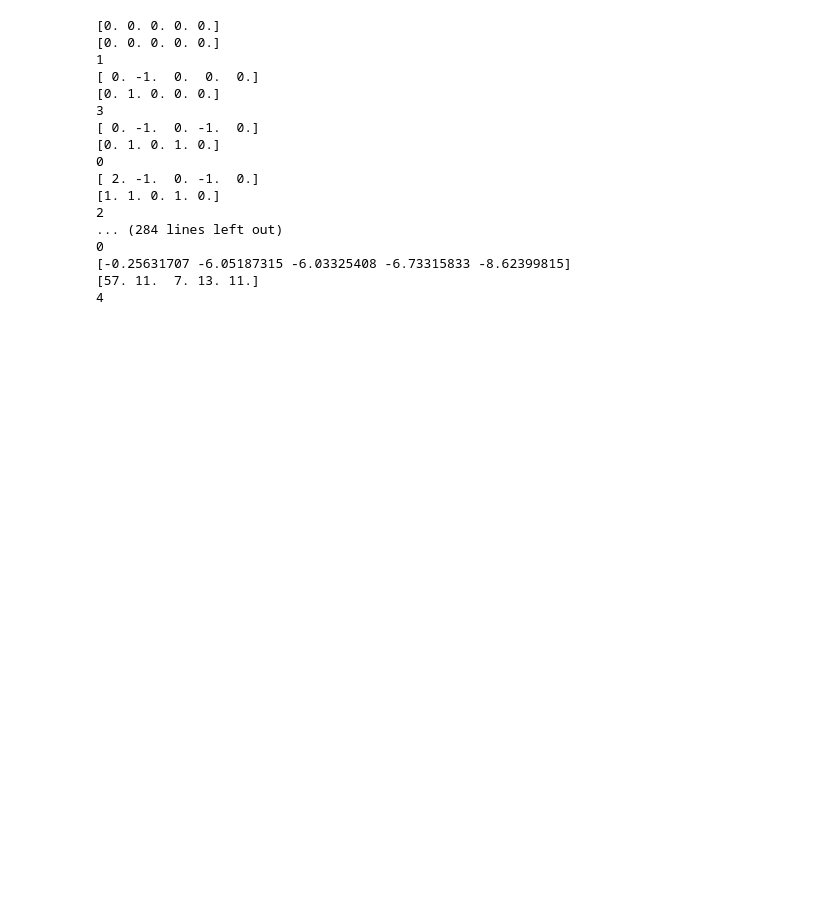
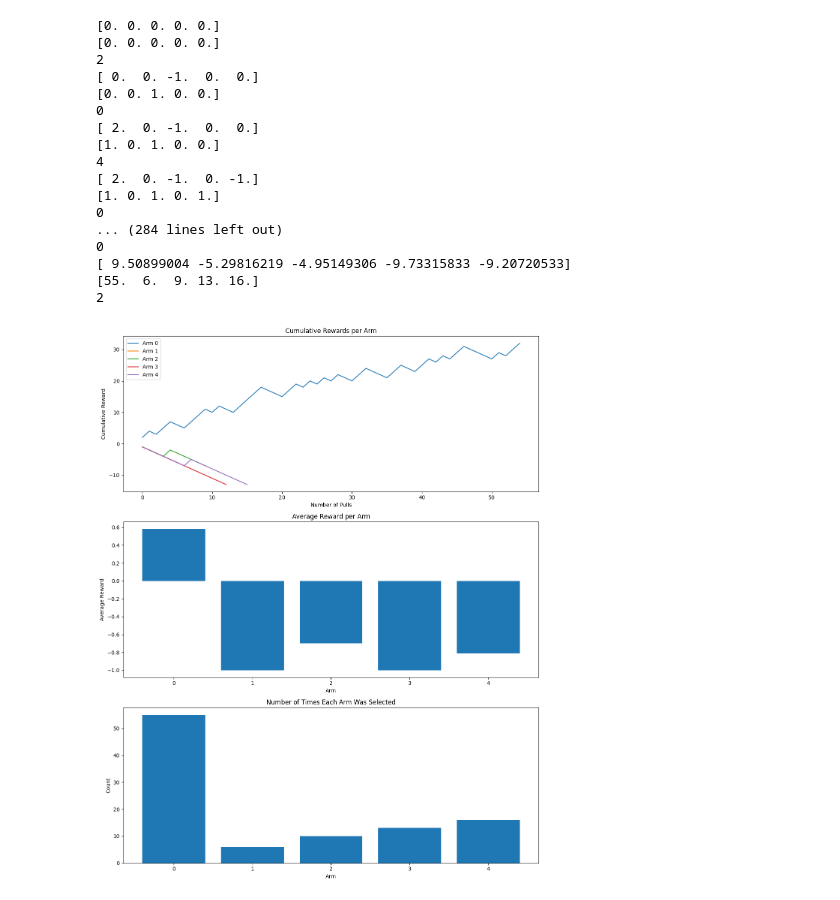
Before and after one commit to Achintya-Lakshmanan/RL, a Jupyter notebook: CIA-1/recom_system.ipynb, the cells around one changed output. Cells and saved outputs as stored; diff of their text form; code cells hidden in the pictures; blank space fills up the shorter version.

Commit message:
modified mab to add plots, added mdp and q learn codes with observations

```diff
--- a/CIA-1/recom_system.ipynb
+++ b/CIA-1/recom_system.ipynb
@@ -36,6 +31,9 @@ class MaB():
         self.counts = np.zeros(n_arms)
         self.eps = eps
         self.decay = decay
+        self.reward_history = []
+        self.action_history = []
+        self.cumulative_rewards = np.zeros(n_arms)
 
     def select(self):
         if np.random.rand() < self.eps:
@@ -48,6 +46,10 @@ class MaB():
         self.rewards[arm] = self.rewards[arm] * self.decay + reward
         self.eps *= 0.99
 
+        self.reward_history.append(reward)
+        self.action_history.append(arm)
+        self.cumulative_rewards[arm] += reward
+
     def output(self):
         arm = self.select()
         return arm
@@ -71,18 +73,51 @@ for i in range(100):
 # %% [output]
 [0. 0. 0. 0. 0.]
 [0. 0. 0. 0. 0.]
-1
-[ 0. -1.  0.  0.  0.]
-[0. 1. 0. 0. 0.]
-3
-[ 0. -1.  0. -1.  0.]
-[0. 1. 0. 1. 0.]
+2
+[ 0.  0. -1.  0.  0.]
+[0. 0. 1. 0. 0.]
 0
-[ 2. -1.  0. -1.  0.]
-[1. 1. 0. 1. 0.]
-2
+[ 2.  0. -1.  0.  0.]
+[1. 0. 1. 0. 0.]
+4
+[ 2.  0. -1.  0. -1.]
+[1. 0. 1. 0. 1.]
+0
 ... (284 lines left out)
 0
-[-0.25631707 -6.05187315 -6.03325408 -6.73315833 -8.62399815]
-[57. 11.  7. 13. 11.]
-4
+[ 9.50899004 -5.29816219 -4.95149306 -9.73315833 -9.20720533]
+[55.  6.  9. 13. 16.]
+2
+# %%
+def plot_results(mab):
+    fig, (ax1, ax2, ax3) = plt.subplots(3, 1, figsize=(12, 15))
+
+    # Plot 1: Cumulative Rewards per Arm
+    for arm in range(mab.n_arms):
+        cumulative = np.array([r for i, r in enumerate(mab.reward_history)
+                             if mab.action_history[i] == arm]).cumsum()
+        ax1.plot(cumulative, label=f'Arm {arm}')
+    ax1.set_title('Cumulative Rewards per Arm')
+    ax1.set_xlabel('Number of Pulls')
+    ax1.set_ylabel('Cumulative Reward')
+    ax1.legend()
+
+    # Plot 2: Average Reward per Arm
+    average_rewards = mab.cumulative_rewards / mab.counts
+    ax2.bar(range(mab.n_arms), average_rewards)
+    ax2.set_title('Average Reward per Arm')
+    ax2.set_xlabel('Arm')
+    ax2.set_ylabel('Average Reward')
+
+    # Plot 3: Arm Selection Distribution
+    ax3.bar(range(mab.n_arms), mab.counts)
+    ax3.set_title('Number of Times Each Arm Was Selected')
+    ax3.set_xlabel('Arm')
+    ax3.set_ylabel('Count')
+
+    plt.tight_layout()
+    plt.show()
+
+plot_results(mab)
+# %% [output]
+[figure, added]
```
Also changed, not shown: parts of 3 cells of this notebook, 6 other files.
